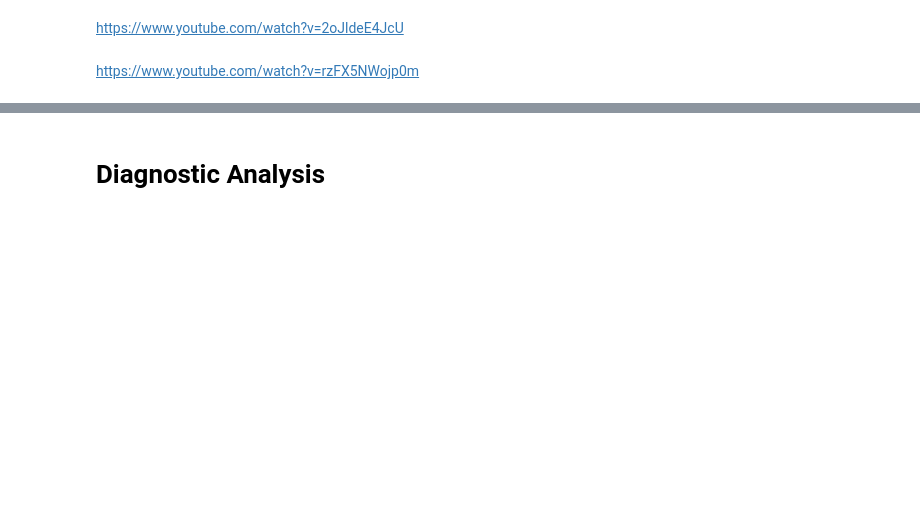
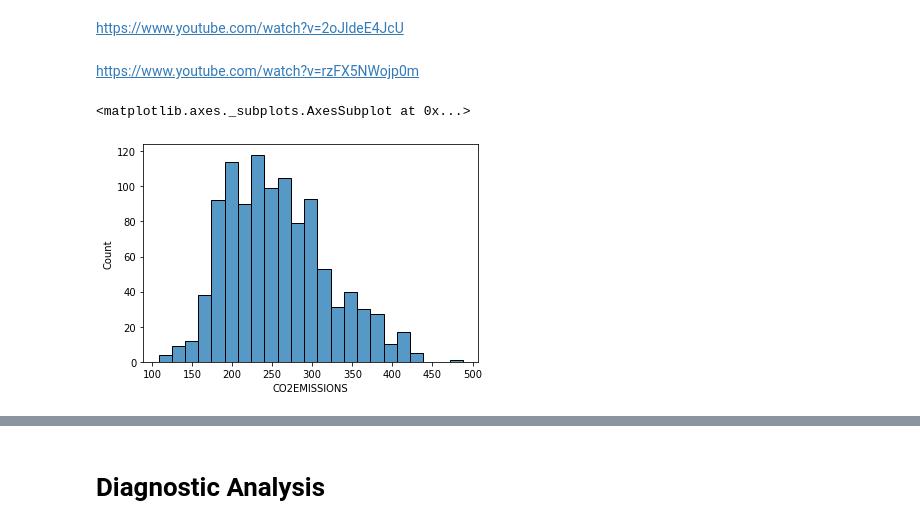
Before and after one commit to chang99729/py34sa3l2, a Jupyter notebook: Lecture 02/Linear Regression.ipynb, the cells around one changed output, grey strips where cells are left out. Cells and saved outputs as stored; diff of their text form; code cells hidden in the pictures; blank space fills up the shorter version.

```diff
--- a/Lecture 02/Linear Regression.ipynb
+++ b/Lecture 02/Linear Regression.ipynb
@@ -7,0 +20,3 @@ Dataset: FuelConsumptionCo2.csv
+# %%
+data = pd.read_csv('FuelConsumptionCo2.csv')
+data.head()
@@ -21,0 +71,4 @@ Dataset: FuelConsumptionCo2.csv
+# %%
+for c in data.select_dtypes('object').columns:
+    print(c)
+    print(data[c].unique())
@@ -22,2 +99,5 @@ Dataset: FuelConsumptionCo2.csv
 # %% [markdown]
 # Data Cleaning
+# %%
+for c in data.select_dtypes('object').columns:
+    data[c] = data[c].astype('category')
@@ -29,6 +173,11 @@ Dataset: FuelConsumptionCo2.csv
 https://www.youtube.com/watch?v=2oJldeE4JcU
 # %% [markdown]
 https://www.youtube.com/watch?v=rzFX5NWojp0m
+# %%
+sns.histplot(data['CO2EMISSIONS'])
+# %% [output]
+<matplotlib.axes._subplots.AxesSubplot at 0x...>
+[figure, added]
 # %%
 df_num = data.select_dtypes(exclude='category').drop('MODELYEAR',axis=1)
 # Figure
```
Also changed, not shown: parts of 20 cells of this notebook.
